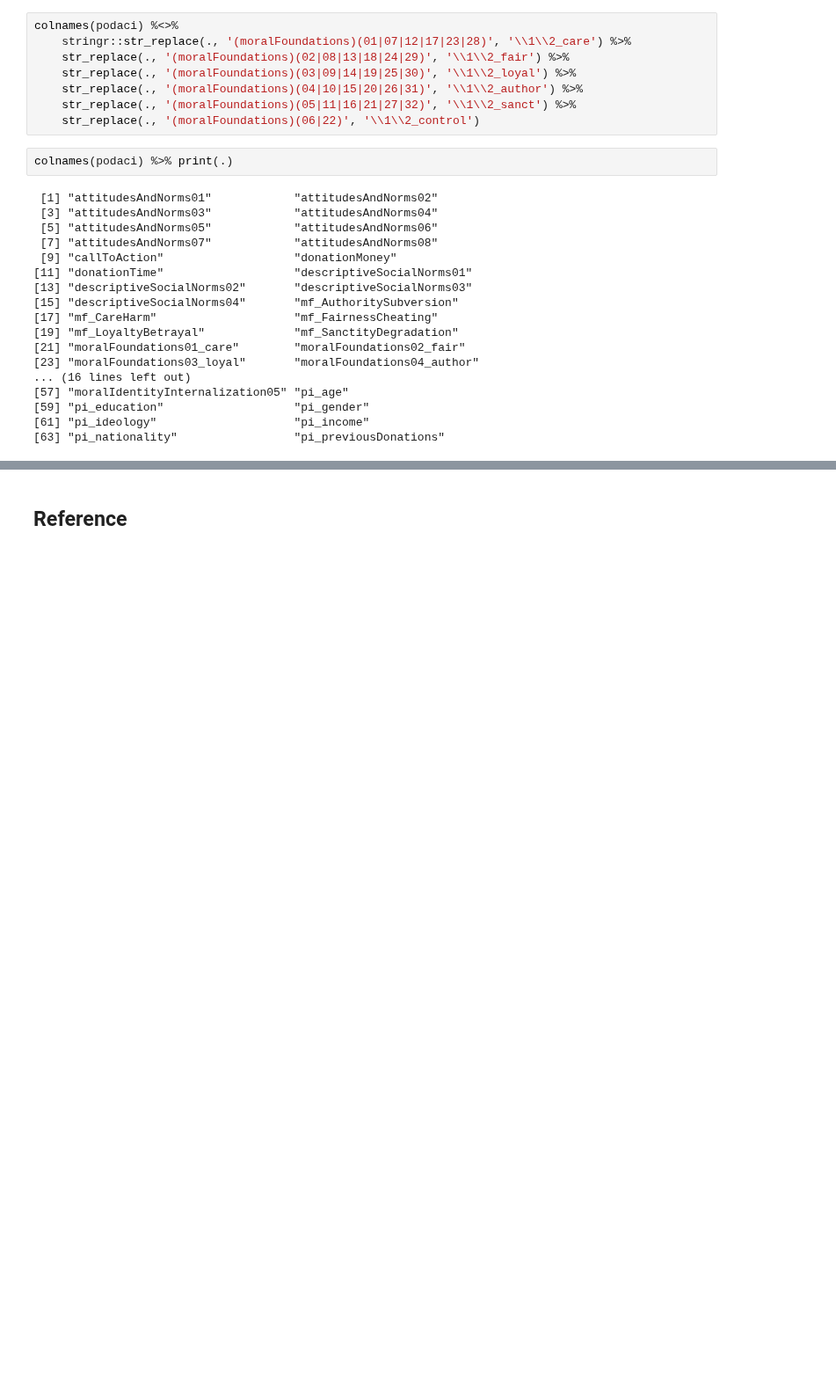
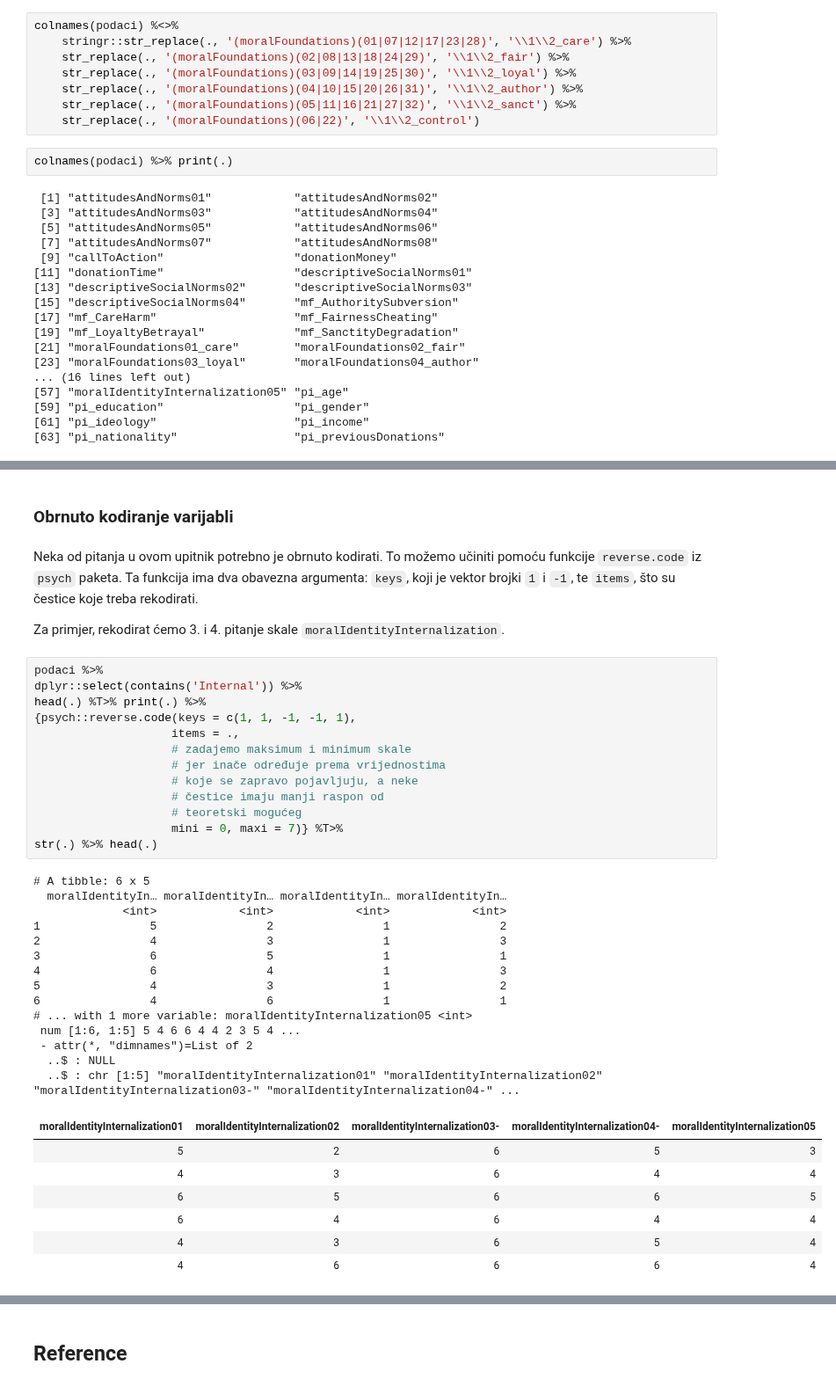
Before and after one commit to vdeni/rdionica, a Jupyter notebook: jupyter-notebook/priprema_podaci_upitnik.ipynb, the cells around one changed output, grey strips where cells are left out. Shown at 88% size. Cells and saved outputs as stored; diff of their text form; blank space fills up the shorter version.

```diff
--- a/jupyter-notebook/priprema_podaci_upitnik.ipynb
+++ b/jupyter-notebook/priprema_podaci_upitnik.ipynb
@@ -972,0 +722,41 @@ colnames(podaci) %>% print(.)
+# %% [markdown]
+### Obrnuto kodiranje varijabli
+# %% [markdown]
+Neka od pitanja u ovom upitnik potrebno je obrnuto kodirati. To možemo učiniti pomoću funkcije `reverse.code` iz `psych` paketa. Ta funkcija ima dva obavezna argumenta: `keys`, koji je vektor brojki `1` i `-1`, te `items`, što su čestice koje treba rekodirati.
+
+Za primjer, rekodirat ćemo 3. i 4. pitanje skale `moralIdentityInternalization`.
+# %%
+podaci %>%
+dplyr::select(contains('Internal')) %>%
+head(.) %T>% print(.) %>%
+{psych::reverse.code(keys = c(1, 1, -1, -1, 1),
+                    items = .,
+                    # zadajemo maksimum i minimum skale
+                    # jer inače određuje prema vrijednostima
+                    # koje se zapravo pojavljuju, a neke
+                    # čestice imaju manji raspon od
+                    # teoretski mogućeg
+                    mini = 0, maxi = 7)} %T>%
+str(.) %>% head(.)
+# %% [output]
+# A tibble: 6 x 5
+  moralIdentityIn… moralIdentityIn… moralIdentityIn… moralIdentityIn…
+             <int>            <int>            <int>            <int>
+1                5                2                1                2
+2                4                3                1                3
+3                6                5                1                1
+4                6                4                1                3
+5                4                3                1                2
+6                4                6                1                1
+# ... with 1 more variable: moralIdentityInternalization05 <int>
+ num [1:6, 1:5] 5 4 6 6 4 4 2 3 5 4 ...
+ - attr(*, "dimnames")=List of 2
+  ..$ : NULL
+  ..$ : chr [1:5] "moralIdentityInternalization01" "moralIdentityInternalization02" "moralIdentityInternalization03-" "moralIdentityInternalization04-" ...
+| moralIdentityInternalization01 | moralIdentityInternalization02 | moralIdentityInternalization03- | moralIdentityInternalization04- | moralIdentityInternalization05 |
+| 5 | 2 | 6 | 5 | 3 |
+| 4 | 3 | 6 | 4 | 4 |
+| 6 | 5 | 6 | 6 | 5 |
+| 6 | 4 | 6 | 4 | 4 |
+| 4 | 3 | 6 | 5 | 4 |
+| 4 | 6 | 6 | 6 | 4 |
```
Also changed, not shown: parts of 76 cells of this notebook.
